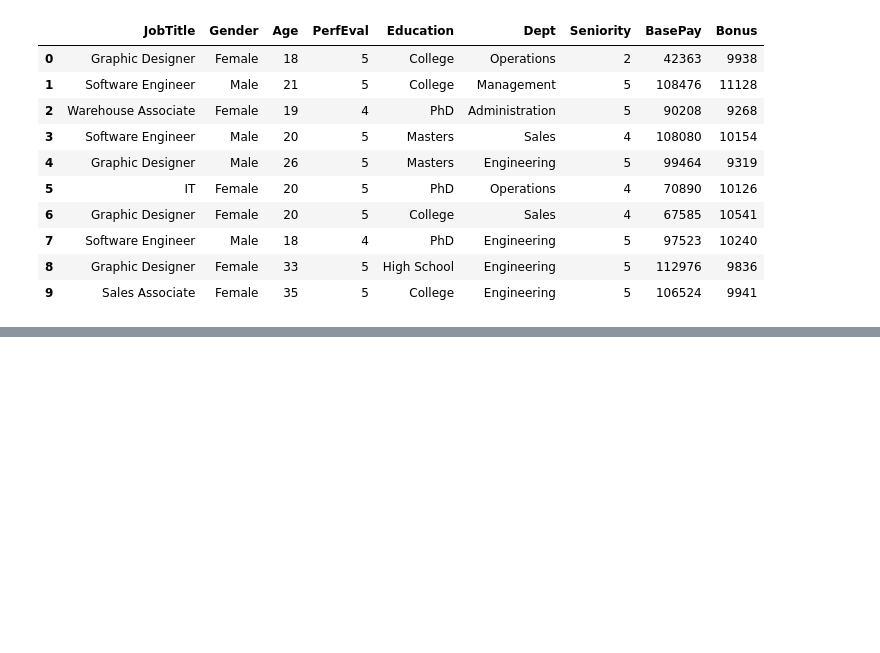
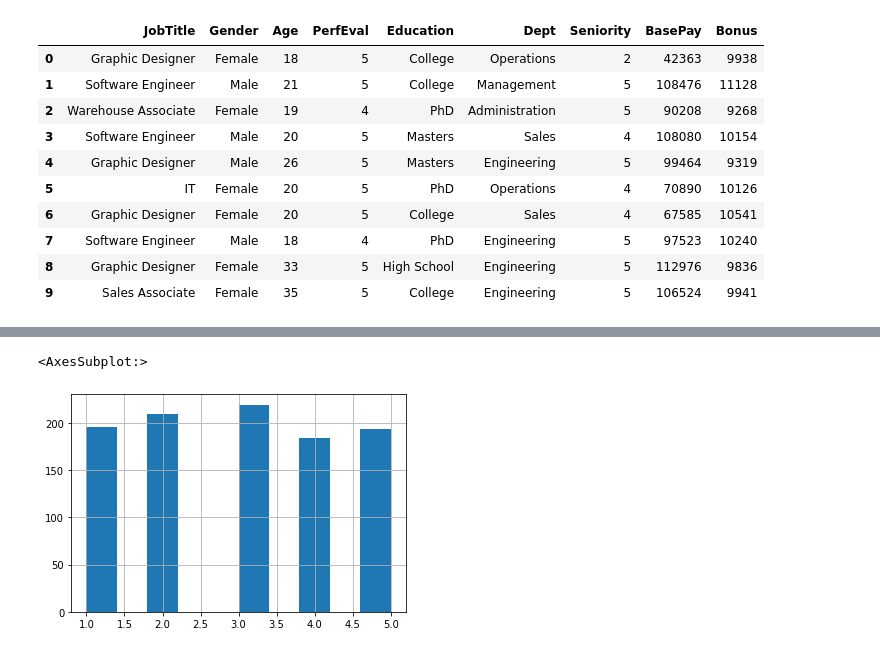
Before and after one commit to leo-cavalcante/glassdoor-pay-gap, a Jupyter notebook: Gender Pay Gap Analysis.ipynb, the cells around one changed output, grey strips where cells are left out. Cells and saved outputs as stored; diff of their text form; code cells hidden in the pictures; blank space fills up the shorter version.

```diff
--- a/Gender Pay Gap Analysis.ipynb
+++ b/Gender Pay Gap Analysis.ipynb
@@ -28,0 +93,5 @@ glassdoor.head(10)
+# %%
+glassdoor.Seniority.hist()
+# %% [output]
+<AxesSubplot:>
+[figure, added]
```
Also changed, not shown: parts of 20 cells of this notebook.
